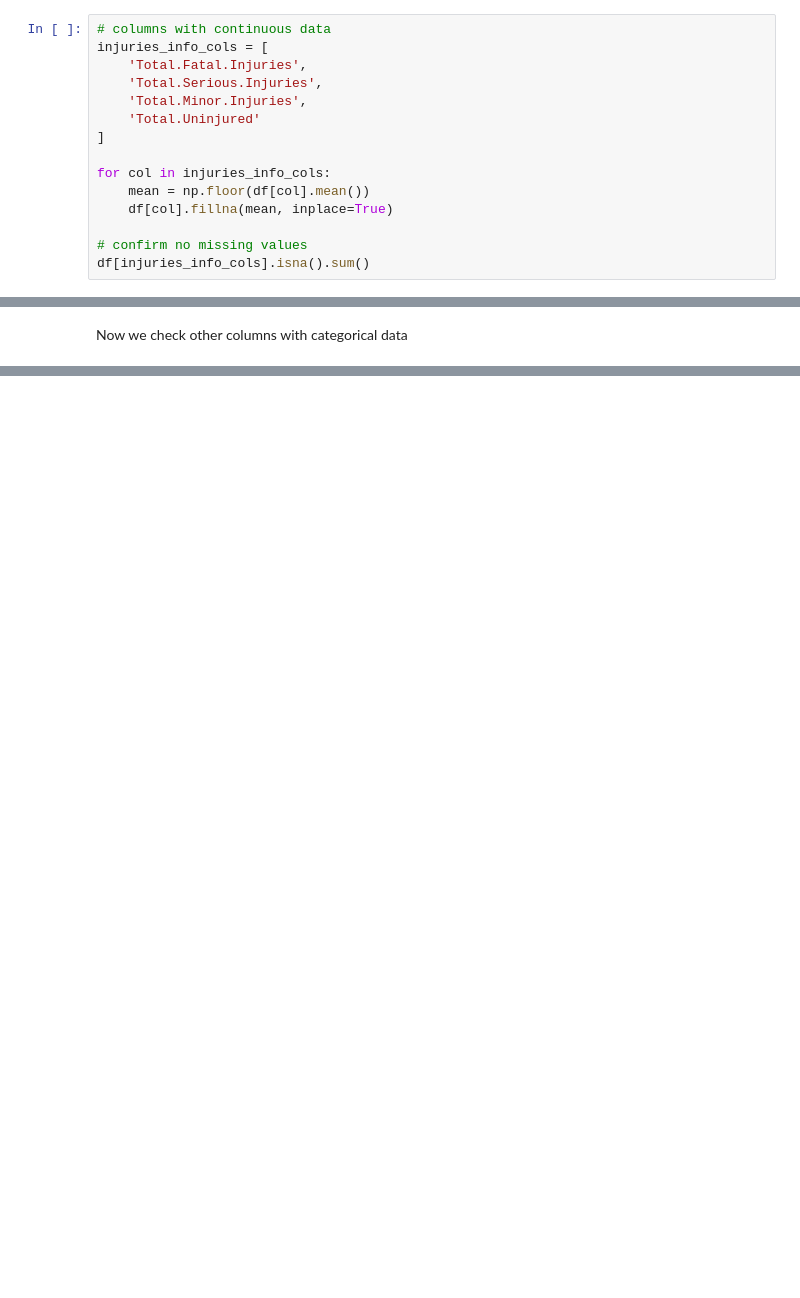
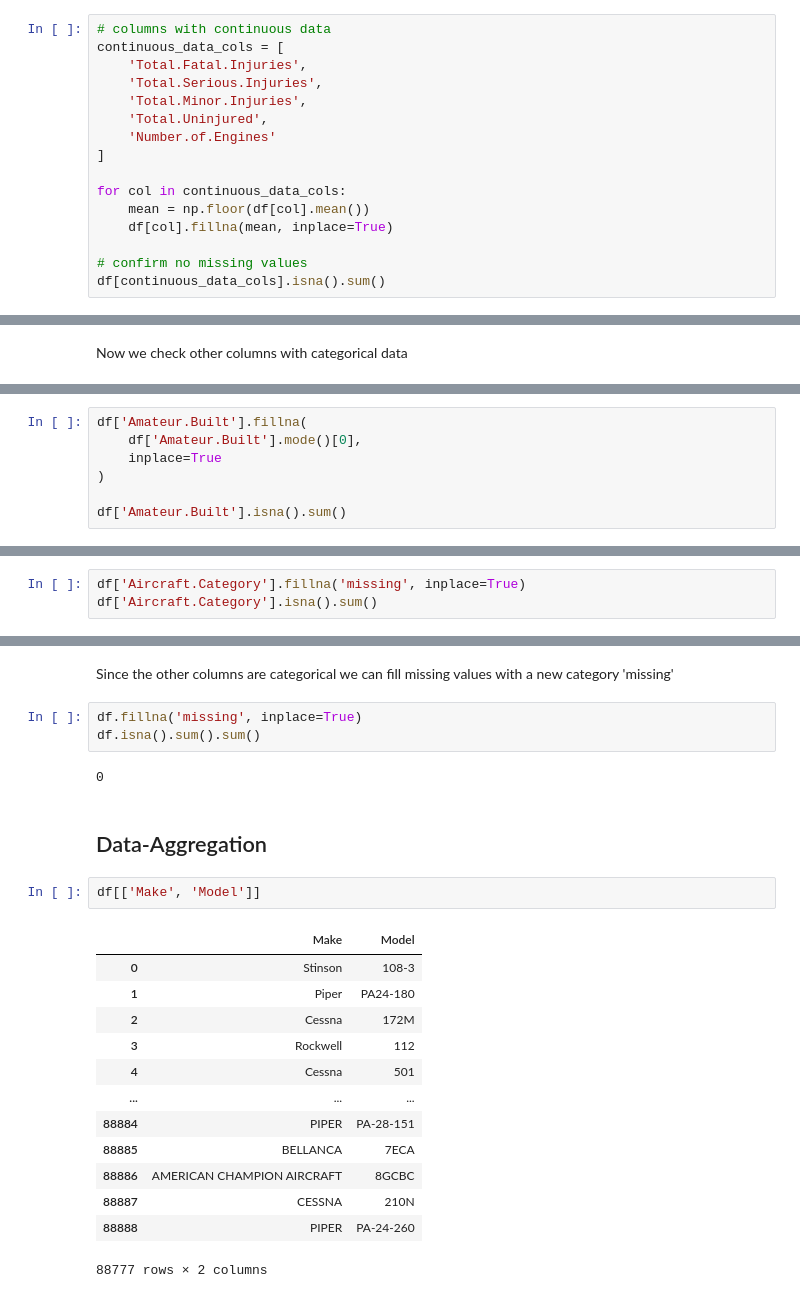
Before and after one commit to ericks-on/Aircraft_Risk_Analysis, a Jupyter notebook: index.ipynb, the cells around one changed output, grey strips where cells are left out. Cells and saved outputs as stored; diff of their text form; blank space fills up the shorter version.

```diff
--- a/index.ipynb
+++ b/index.ipynb
@@ -107,19 +113,20 @@ dtype: int64
 Handling missing values for the columns with continuous data by imputing the mean
 # %%
 # columns with continuous data
-injuries_info_cols = [
+continuous_data_cols = [
     'Total.Fatal.Injuries',
     'Total.Serious.Injuries',
     'Total.Minor.Injuries',
-    'Total.Uninjured'
+    'Total.Uninjured',
+    'Number.of.Engines'
 ]
 
-for col in injuries_info_cols:
+for col in continuous_data_cols:
     mean = np.floor(df[col].mean())
     df[col].fillna(mean, inplace=True)
 
 # confirm no missing values
-df[injuries_info_cols].isna().sum()
+df[continuous_data_cols].isna().sum()
 # %% [output]
 Total.Fatal.Injuries      0
 Total.Serious.Injuries    0
@@ -130,0 +147,7 @@ Now we check other columns with categorical data
+# %%
+df['Amateur.Built'].fillna(
+    df['Amateur.Built'].mode()[0],
+    inplace=True
+)
+
+df['Amateur.Built'].isna().sum()
@@ -130,0 +197,3 @@ Now we check other columns with categorical data
+# %%
+df['Aircraft.Category'].fillna('missing', inplace=True)
+df['Aircraft.Category'].isna().sum()
@@ -130,0 +214,25 @@ Now we check other columns with categorical data
+# %% [markdown]
+Since the other columns are categorical we can fill missing values with a new category 'missing'
+# %%
+df.fillna('missing', inplace=True)
+df.isna().sum().sum()
+# %% [output]
+0
+# %% [markdown]
+## Data-Aggregation
+# %%
+df[['Make', 'Model']]
+# %% [output]
+|  | Make | Model |
+| 0 | Stinson | 108-3 |
+| 1 | Piper | PA24-180 |
+| 2 | Cessna | 172M |
+| 3 | Rockwell | 112 |
+| 4 | Cessna | 501 |
+| ... | ... | ... |
+| 88884 | PIPER | PA-28-151 |
+| 88885 | BELLANCA | 7ECA |
+| 88886 | AMERICAN CHAMPION AIRCRAFT | 8GCBC |
+| 88887 | CESSNA | 210N |
+| 88888 | PIPER | PA-24-260 |
+88777 rows × 2 columns
```
Also changed, not shown: parts of 24 cells of this notebook.
